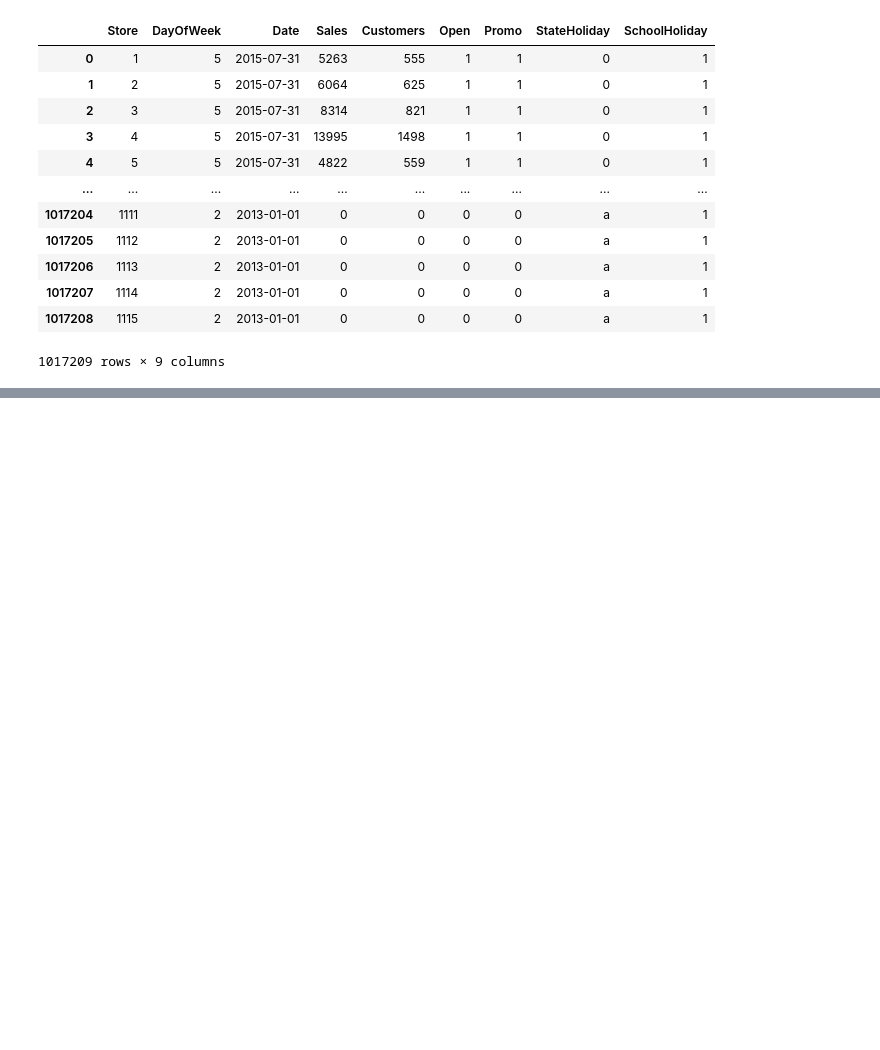
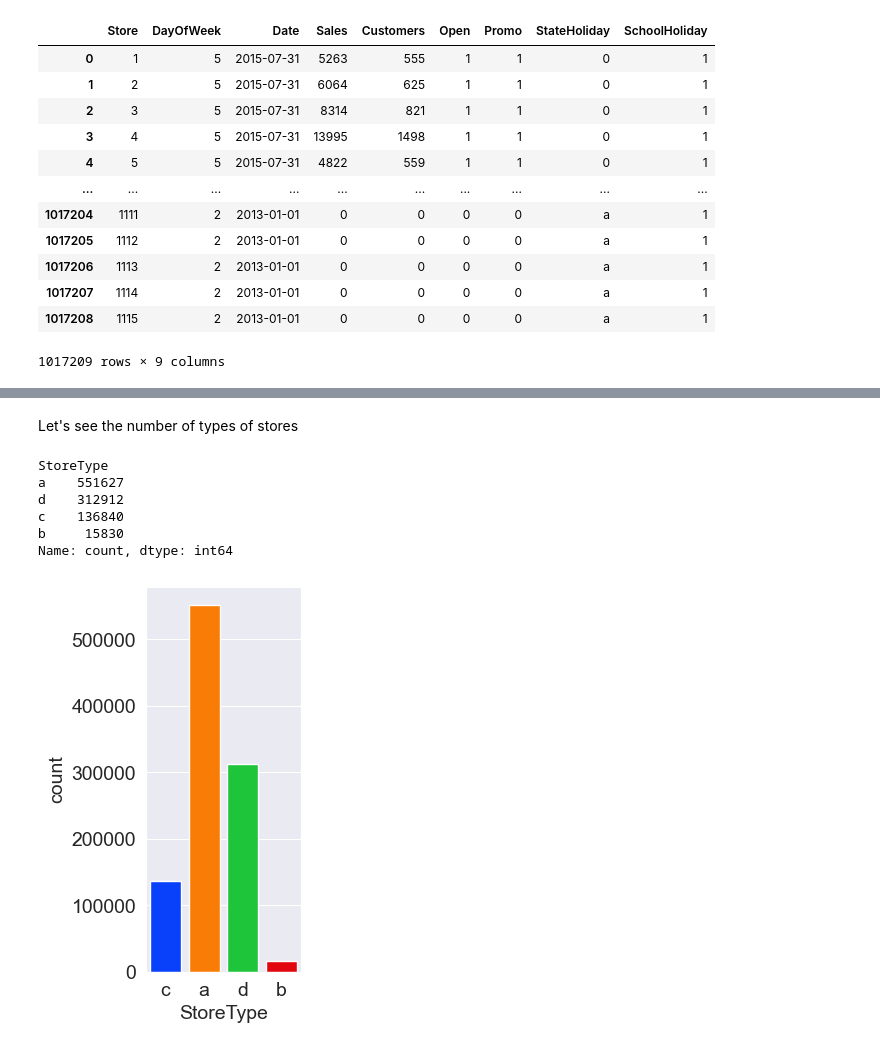
Before and after one commit to ayushzoc/rossmanstoresales, a Jupyter notebook: rossmanstoresalescomp.ipynb, the cells around one changed output, grey strips where cells are left out. Drawn from its saved outputs; the diff is of its cells as text; code cells hidden in the pictures; blank space fills up the shorter version.

```diff
--- a/rossmanstoresalescomp.ipynb
+++ b/rossmanstoresalescomp.ipynb
@@ -47,0 +96,3 @@ ross_df
+# %%
+merged_df = ross_df.merge(store_df, how = "left", on = "Store")
+merged_test_df = test_df.merge(store_df, how = "left", on = "Store")
@@ -47,0 +131,11 @@ ross_df
+# %% [markdown]
+Let's see the number of types of stores
+# %%
+merged_df.StoreType.value_counts()
+# %% [output]
+StoreType
+a    551627
+d    312912
+c    136840
+b     15830
+Name: count, dtype: int64
@@ -47,0 +148,11 @@ ross_df
+# %%
+sns.set_style('darkgrid')
+matplotlib.rcParams['font.size'] = 14
+matplotlib.rcParams['figure.figsize'] = (2, 5)
+matplotlib.rcParams['figure.facecolor'] = '#ffffff'
+# %%
+# Countplot for StoreType
+sns.countplot(data = merged_df, x = merged_df['StoreType'], palette = 'bright', saturation = 0.95)
+plt.show()
+# %% [output]
+[figure, added]
```
Also changed, not shown: parts of 32 cells of this notebook, 1 other file.
